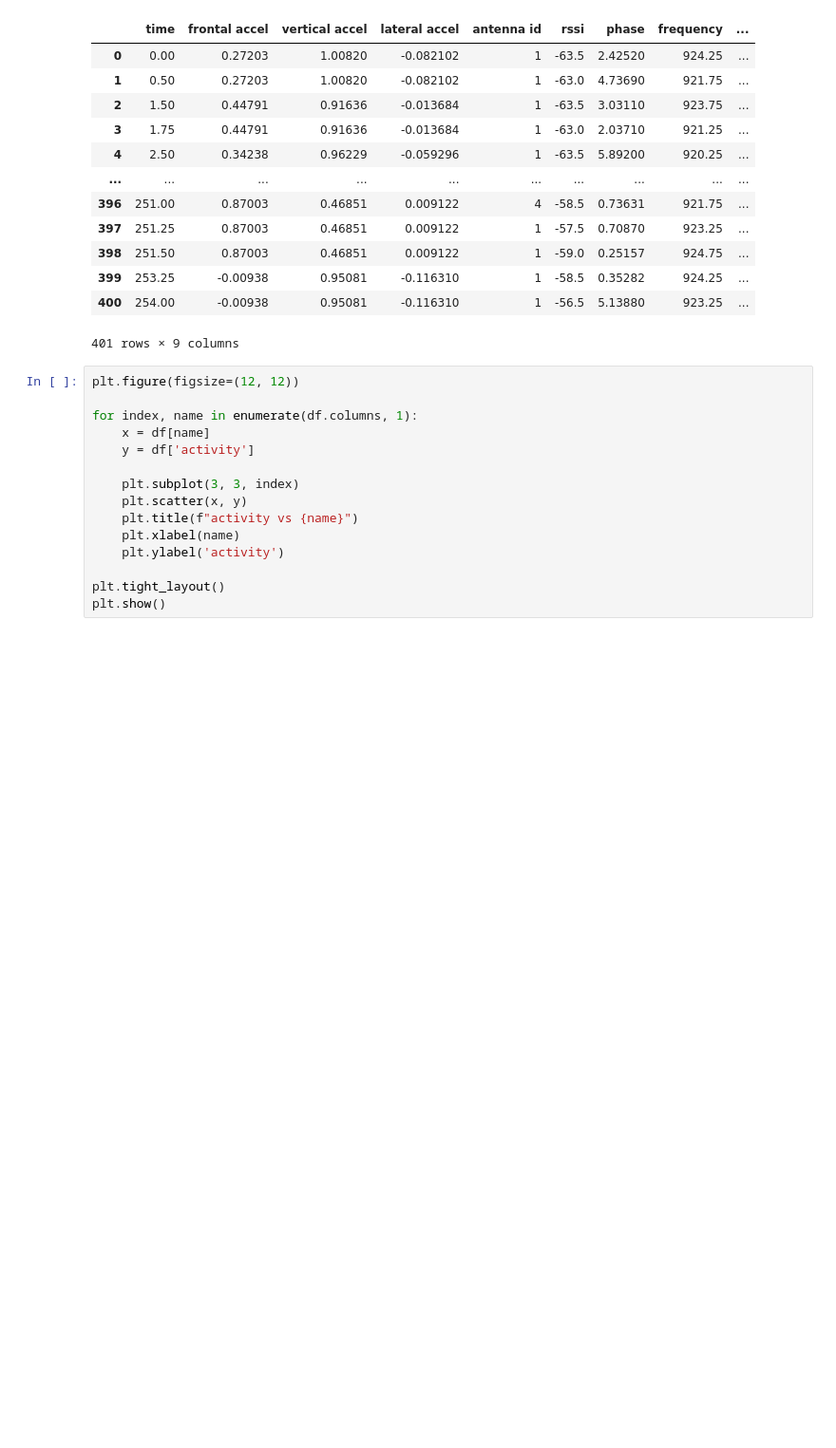
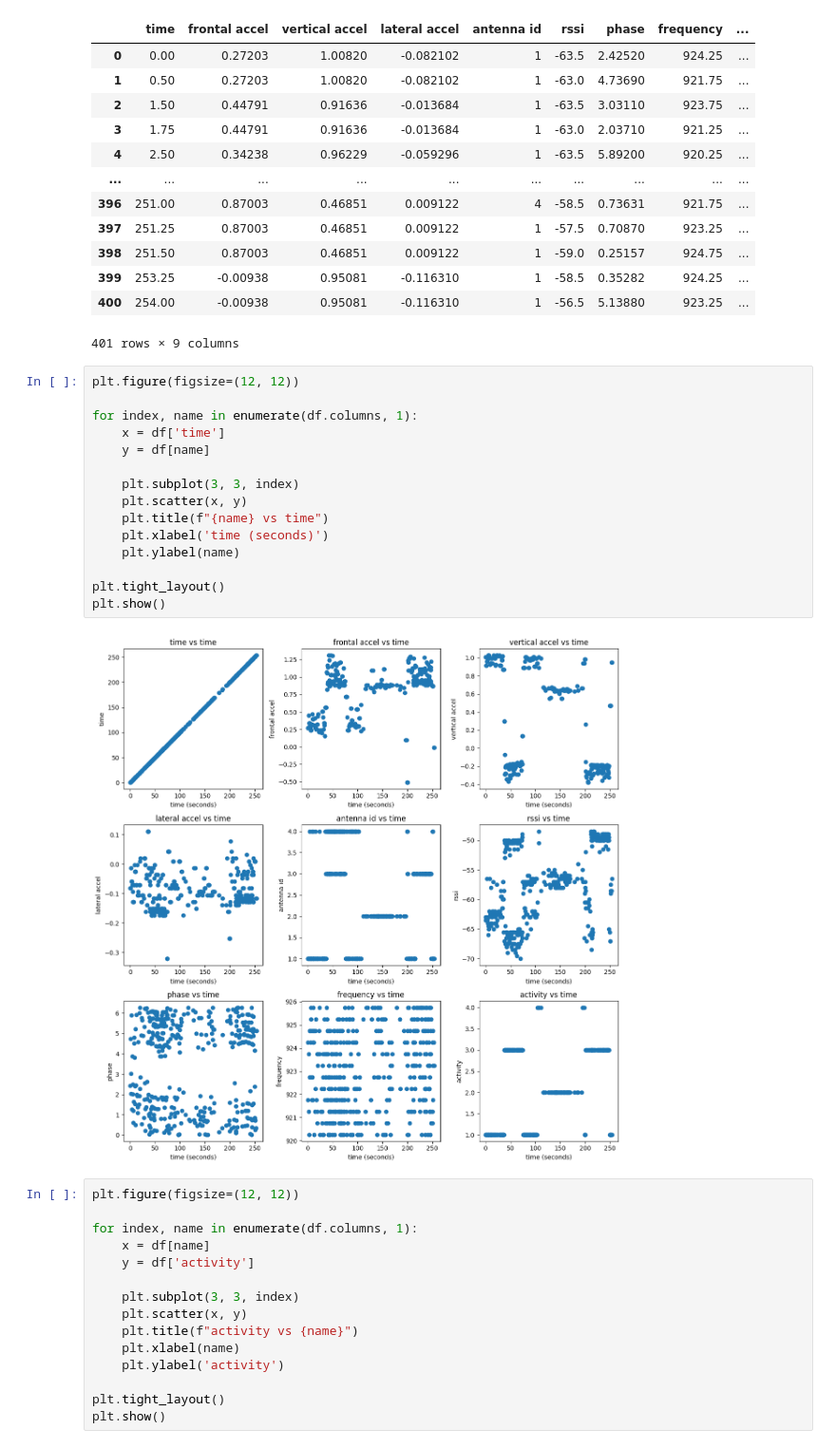
Before and after one commit to sofiacho/ECS171, a Jupyter notebook: notebook.ipynb, the cells around one changed output. Shown at 95% size. Drawn from its saved outputs; the diff is of its cells as text; blank space fills up the shorter version.

Commit message:
Added plots with time as x-axis

```diff
--- a/notebook.ipynb
+++ b/notebook.ipynb
@@ -29,6 +29,23 @@ df
 | 399 | 253.25 | -0.00938 | 0.95081 | -0.116310 | 1 | -58.5 | 0.35282 | 924.25 | ... |
 | 400 | 254.00 | -0.00938 | 0.95081 | -0.116310 | 1 | -56.5 | 5.13880 | 923.25 | ... |
 401 rows × 9 columns
+# %%
+plt.figure(figsize=(12, 12))
+
+for index, name in enumerate(df.columns, 1):
+    x = df['time']
+    y = df[name]
+
+    plt.subplot(3, 3, index)
+    plt.scatter(x, y)
+    plt.title(f"{name} vs time")
+    plt.xlabel('time (seconds)')
+    plt.ylabel(name)
+
+plt.tight_layout()
+plt.show()
+# %% [output]
+[figure, added]
 # %%
 plt.figure(figsize=(12, 12))
 
```
